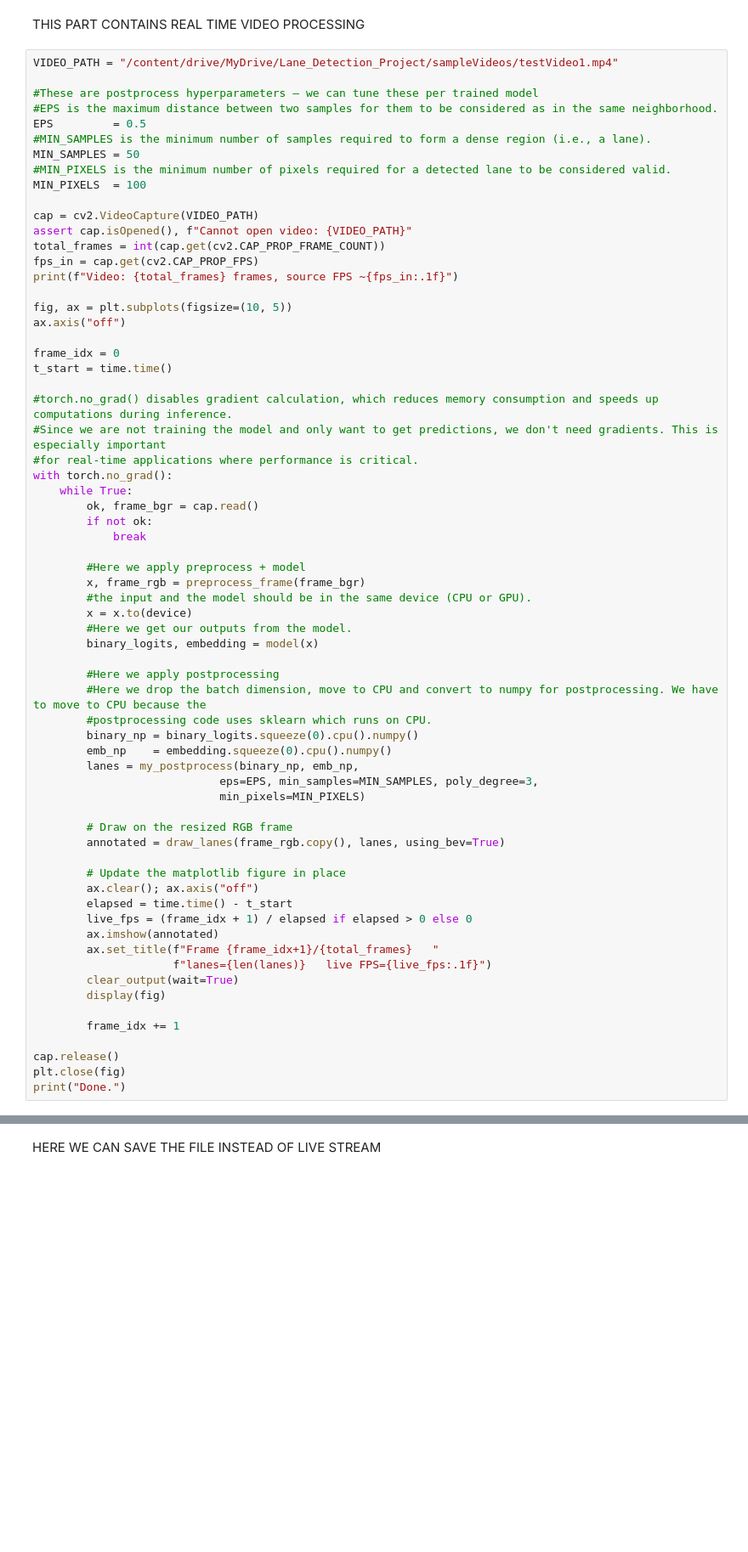
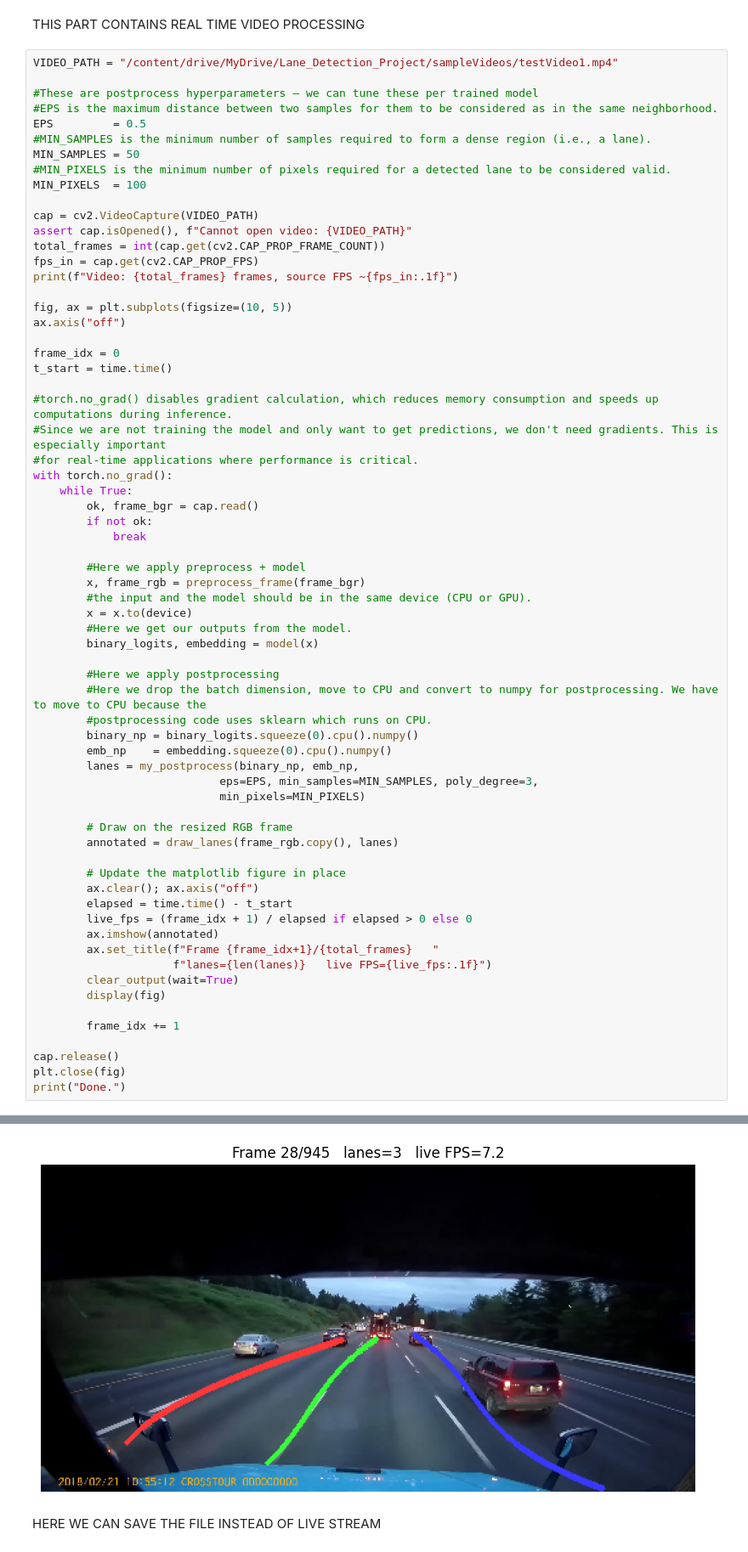
Before and after one commit to abdullahtapanci/LaneDetection, a Jupyter notebook: realTime.ipynb, the cells around one changed output, grey strips where cells are left out. Shown at 85% size. Saved outputs shown, nothing was run; the diff lists cells and outputs as text; blank space fills up the shorter version.

```diff
--- a/realTime.ipynb
+++ b/realTime.ipynb
@@ -197,7 +197,7 @@ with torch.no_grad():
                             min_pixels=MIN_PIXELS)
 
         # Draw on the resized RGB frame
-        annotated = draw_lanes(frame_rgb.copy(), lanes, using_bev=True)
+        annotated = draw_lanes(frame_rgb.copy(), lanes)
 
         # Update the matplotlib figure in place
         ax.clear(); ax.axis("off")
@@ -219,3 +219,4 @@ AssertionError: Cannot open video: /content/drive/MyDrive/Lane_Detection_Project
+[figure, added]
 # %% [markdown]
 HERE WE CAN SAVE THE FILE INSTEAD OF LIVE STREAM
 # %%
```
Also changed, not shown: parts of 1 cell of this notebook, 1 other file.
